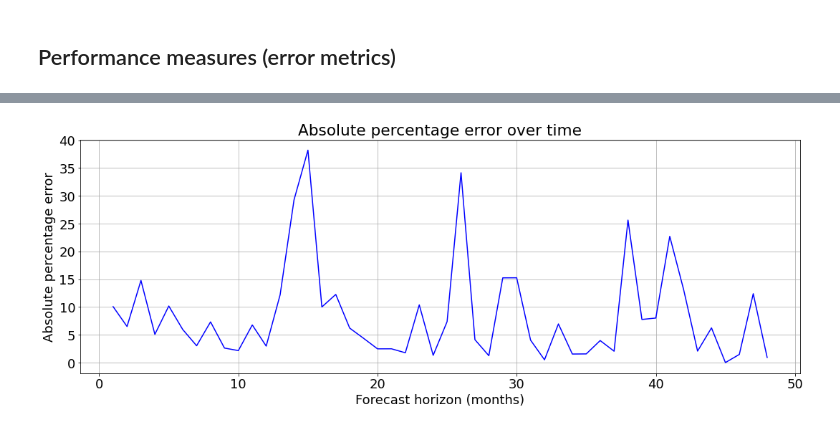
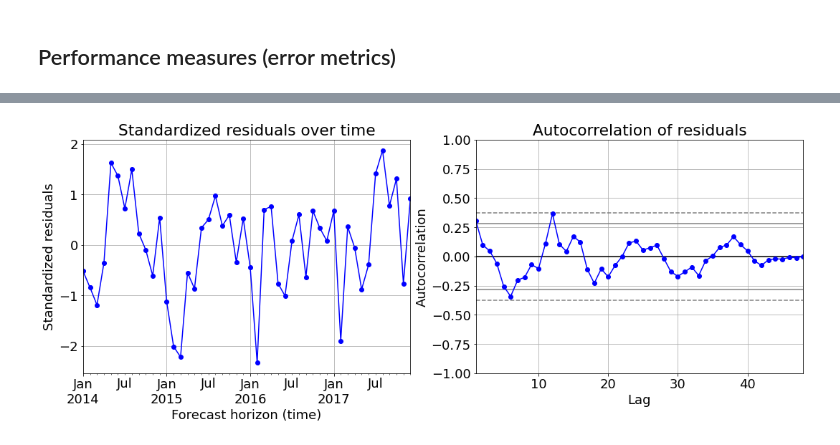
Before and after one commit to Owerre/Time-Series-Forecasting, a Jupyter notebook: fatality-forecast/notebooks/04-prophet.ipynb, the cells around one changed output, grey strips where cells are left out. Saved outputs shown, nothing was run; the diff lists cells and outputs as text; code cells hidden in the pictures.

```diff
--- a/fatality-forecast/notebooks/04-prophet.ipynb
+++ b/fatality-forecast/notebooks/04-prophet.ipynb
@@ -70,14 +71,13 @@ y_test = ts['fatality_rate'][test_start: test_end]
 # %%
-# Standardization
+# standardization
 scaler_y = StandardScaler()
+scaler_X = StandardScaler()
+
 y_train_scaled = scaler_y.fit_transform(y_train.values.reshape(-1,1))
-
-# Normalization
-scaler_X = MinMaxScaler()
 X_train_scaled = scaler_X.fit_transform(X_train)
 X_test_scaled = scaler_X.transform(X_test)
 
-# Pandas dataframe
+# pandas dataframe
 y_train_df = pd.DataFrame(y_train_scaled, columns=['y'], index = y_train.index)
 X_train_df = pd.DataFrame(X_train_scaled, columns = X_train.columns)
 X_test_df = pd.DataFrame(X_test_scaled, columns = X_test.columns)
@@ -89,16 +89,19 @@ X_test_df.insert(0,'ds', y_test.index)
 # %%
-# Train Prophet
+# train Prophet
 model = Prophet(changepoint_prior_scale=0.01, seasonality_mode='additive',
             yearly_seasonality=10,
-            weekly_seasonality=True,
+            weekly_seasonality=False,
             daily_seasonality=False)
-model.add_seasonality(name='monthly', period=30, fourier_order=5)
 
+# add monthly seasonality
+model.add_seasonality(name='monthly', period=30.5, fourier_order=5)
+
+# add regressors
 for col in X_train.columns:
     model.add_regressor(col, mode='additive')
 model.fit(X_train_df)
 
-# Make forecast
+# forecast
 forecast = model.predict(X_test_df)
 yhat = forecast['yhat'].values
 yhat = scaler_y.inverse_transform(yhat.reshape(-1,1)).flatten()
@@ -153,12 +157,18 @@ plt.show()
 # %%
 plt.figure(figsize = (18,6))
-abs_err = 100*np.abs((y_test.values-yhat)/(y_test.values))
+residual = y_test-results['yhat']
+rstandard = (residual-np.mean(residual))/np.std(residual)
 
-plt.plot(np.arange(1, len(abs_err)+1), abs_err, color = 'b')
+plt.subplot(121)
+rstandard.plot(color = 'b', marker = 'o')
 plt.grid(True)
-plt.xlabel('Forecast horizon (months)')
-plt.ylabel('Absolute percentage error')
-plt.title('Absolute percentage error over time')
+plt.xlabel('Forecast horizon (time)')
+plt.ylabel('Standardized residuals')
+plt.title('Standardized residuals over time')
+
+plt.subplot(122)
+pd.plotting.autocorrelation_plot(pd.Series(residual), color = 'b', marker = 'o')
+plt.title('Autocorrelation of residuals')
 plt.show()
 # %% [output]
-[figure, old version]
+[figure, new version]
```
Also changed, not shown: parts of 14 cells of this notebook, 6 other files.
